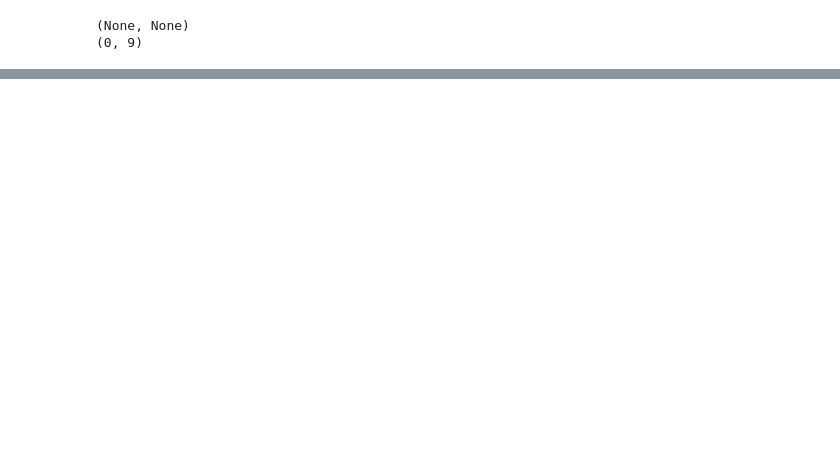
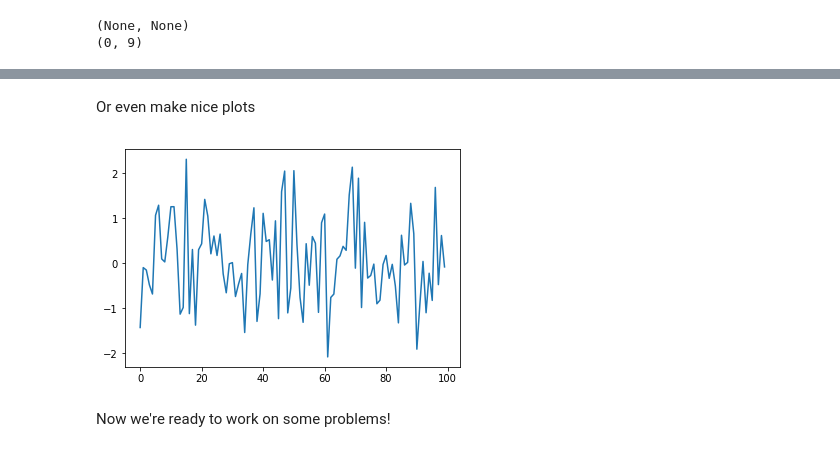
Before and after one commit to toastedcrumpets/CCP5_Python_examples, a Jupyter notebook: 01-Introduction.ipynb, the cells around one changed output, grey strips where cells are left out. Saved outputs shown, nothing was run; the diff lists cells and outputs as text; code cells hidden in the pictures; blank space fills up the shorter version.

```diff
--- a/01-Introduction.ipynb
+++ b/01-Introduction.ipynb
@@ -310,0 +395,14 @@ Quite a lot in that one, but it should mostly be self explanatory
+# %% [markdown]
+Or even make nice plots
+# %%
+import numpy.random
+y_data = []
+for i in range(100):
+    y_data.append(numpy.random.normal(0.0, 1.0))
+import pylab
+pylab.plot(y_data)
+pylab.show()
+# %% [output]
+[figure, added]
+# %% [markdown]
+Now we're ready to work on some problems!
```
Also changed, not shown: parts of 41 cells of this notebook, 2 other files.
